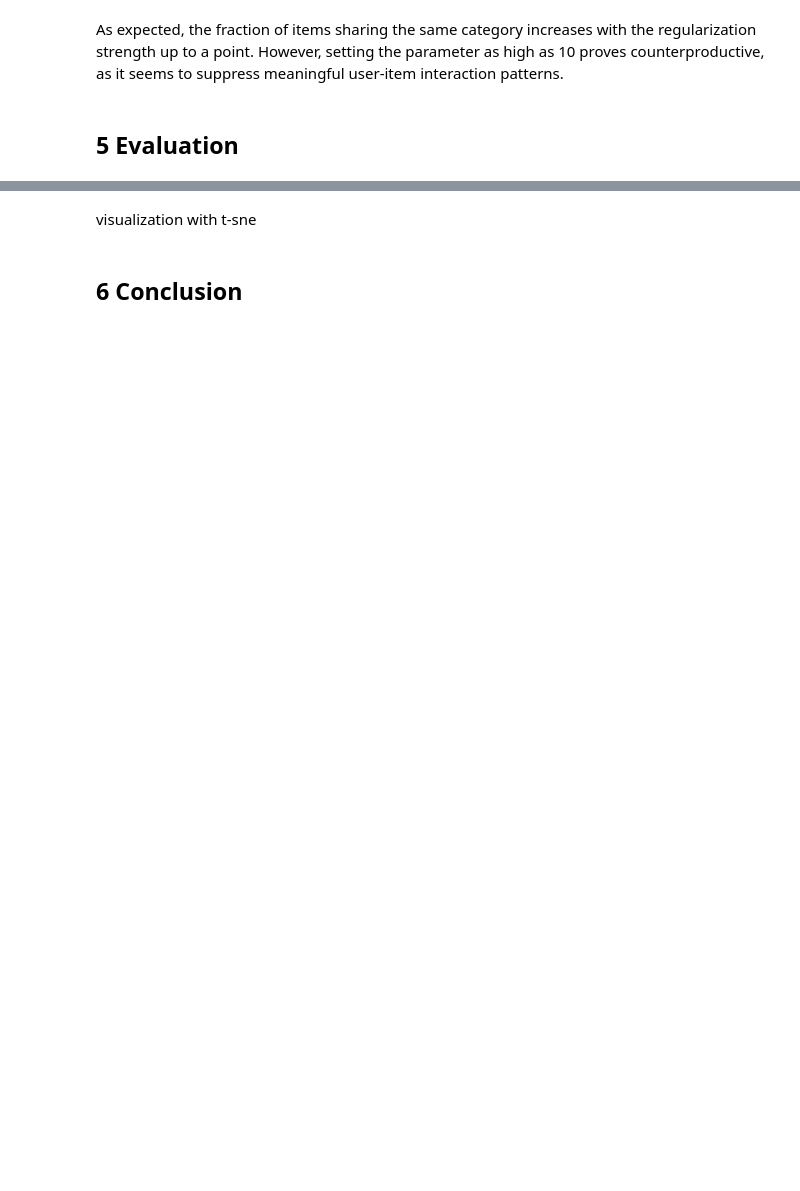
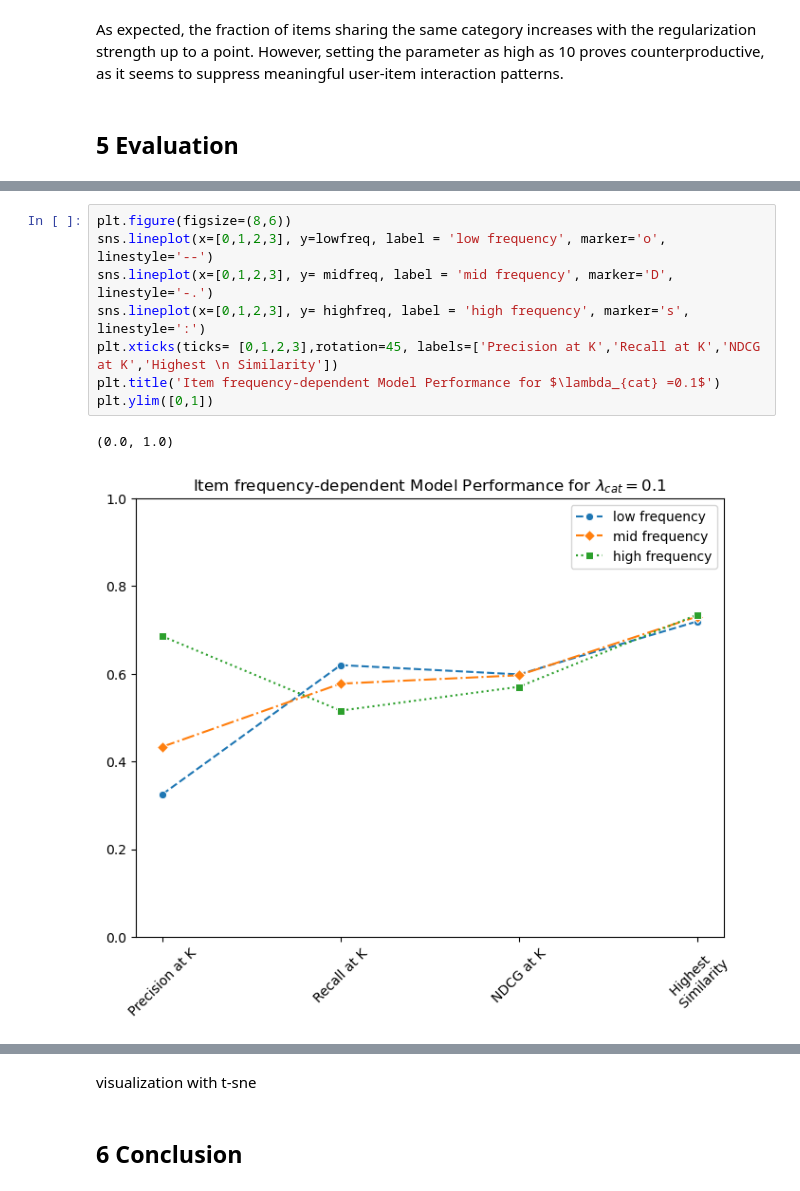
Before and after one commit to sookhyun/NLP-based_Recommender-System, a Jupyter notebook: Modeling.ipynb, the cells around one changed output, grey strips where cells are left out. Saved outputs shown, nothing was run; the diff lists cells and outputs as text; blank space fills up the shorter version.

```diff
--- a/Modeling.ipynb
+++ b/Modeling.ipynb
@@ -561,0 +808,11 @@ For problems at hand, ranking-based evaluation metrics such as Precision@k, Reca
+# %%
+plt.figure(figsize=(8,6))
+sns.lineplot(x=[0,1,2,3], y=lowfreq, label = 'low frequency', marker='o', linestyle='--')
+sns.lineplot(x=[0,1,2,3], y= midfreq, label = 'mid frequency', marker='D', linestyle='-.')
+sns.lineplot(x=[0,1,2,3], y= highfreq, label = 'high frequency', marker='s', linestyle=':')
+plt.xticks(ticks= [0,1,2,3],rotation=45, labels=['Precision at K','Recall at K','NDCG at K','Highest \n Similarity'])
+plt.title('Item frequency-dependent Model Performance for $\lambda_{cat} =0.1$')
+plt.ylim([0,1])
+# %% [output]
+(0.0, 1.0)
+[figure, added]
```
Also changed, not shown: parts of 34 cells of this notebook.
